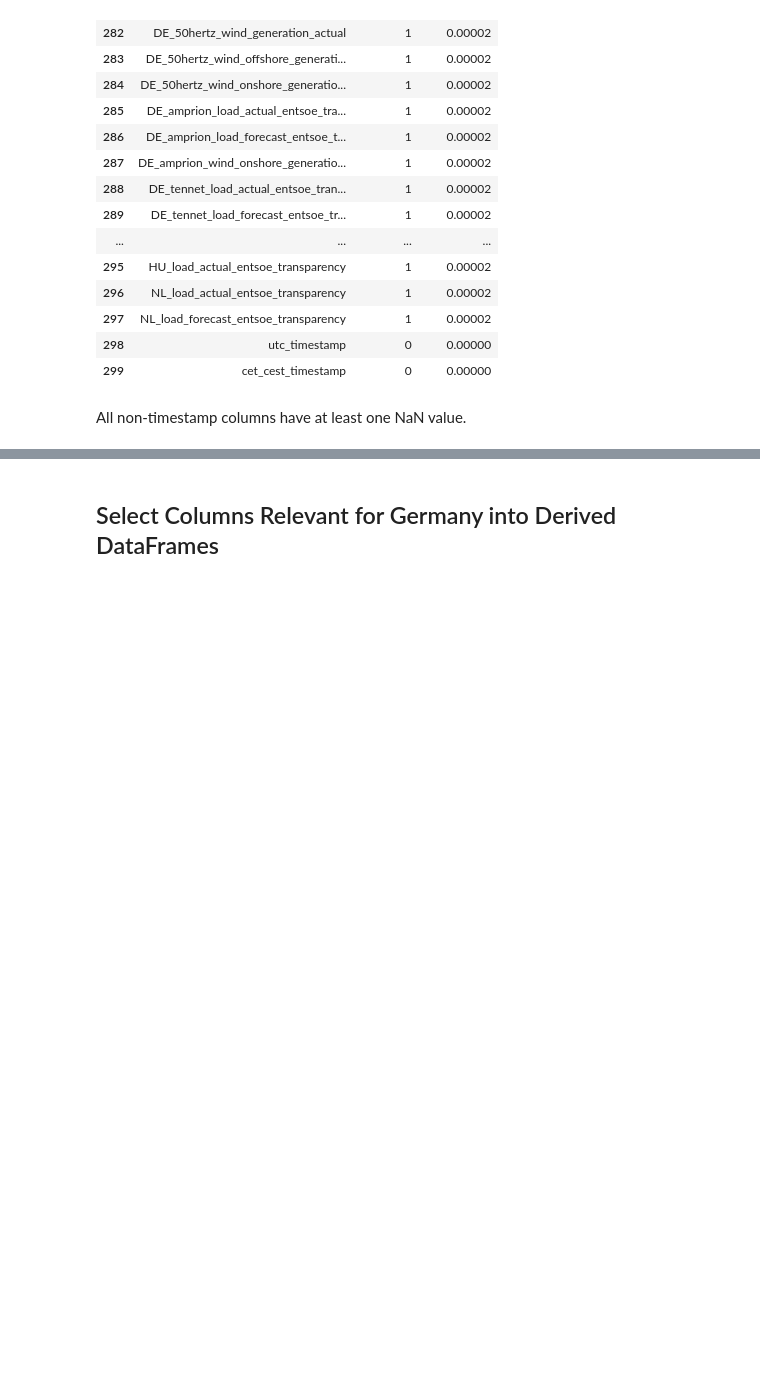
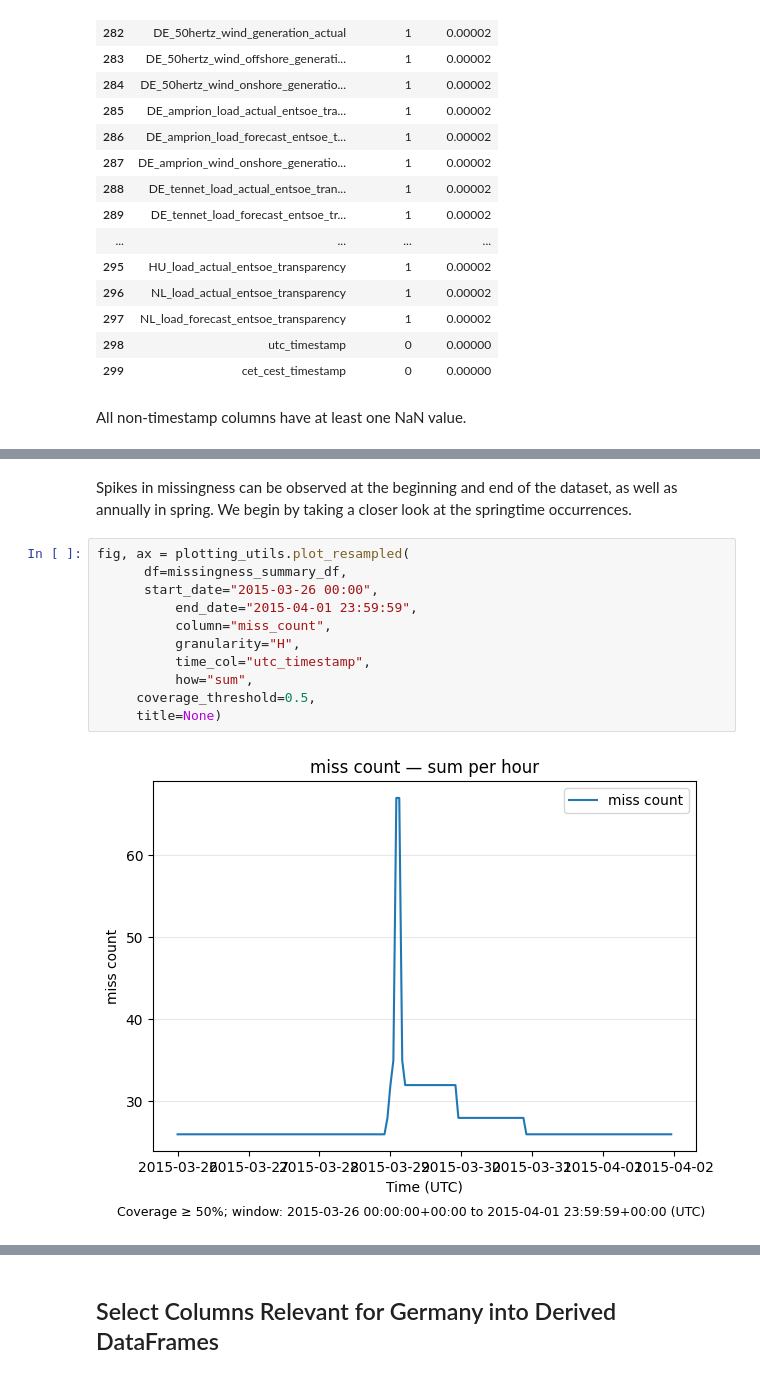
Before and after one commit to F-Skorz/electricity-demand-project, a Jupyter notebook: notebooks/01_OPSD_EDA.ipynb, the cells around one changed output, grey strips where cells are left out. Drawn from its saved outputs; the diff is of its cells as text; blank space fills up the shorter version.

```diff
--- a/notebooks/01_OPSD_EDA.ipynb
+++ b/notebooks/01_OPSD_EDA.ipynb
@@ -354,0 +267,15 @@ plt.show()
+# %% [markdown]
+Spikes in missingness can be observed at the beginning and end of the dataset, as well as annually in spring. We begin by taking a closer look at the springtime occurrences.
+# %%
+fig, ax = plotting_utils.plot_resampled(
+      df=missingness_summary_df,
+      start_date="2015-03-26 00:00",
+          end_date="2015-04-01 23:59:59",
+          column="miss_count",
+          granularity="H",
+          time_col="utc_timestamp",
+          how="sum",
+     coverage_threshold=0.5,
+     title=None)
+# %% [output]
+[figure, added]
```
Also changed, not shown: parts of 29 cells of this notebook, 2 other files.
